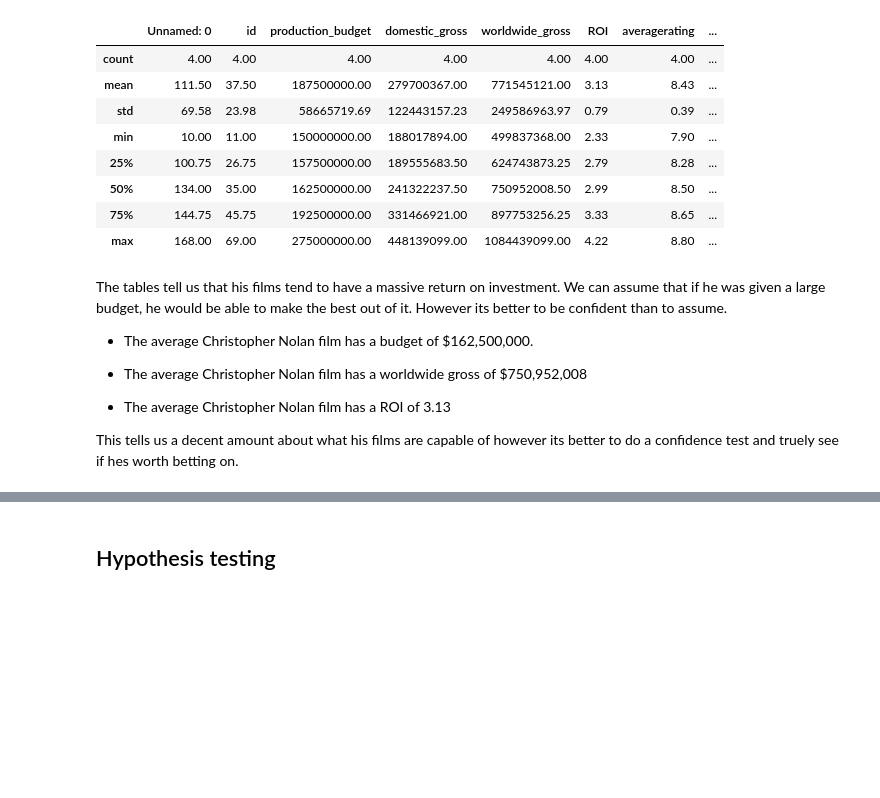
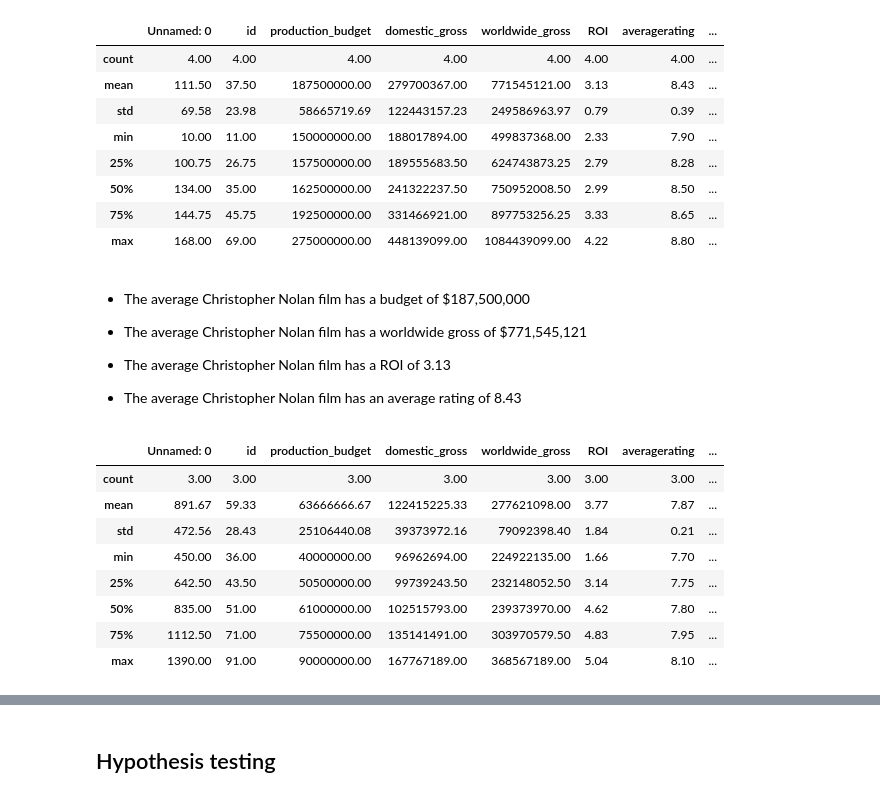
Before and after one commit to Psyluxxx/Movie-Studio-EDA, a Jupyter notebook: Franko/Analysis_of_Movie_Data.ipynb, the cells around one changed output, grey strips where cells are left out. Saved outputs shown, nothing was run; the diff lists cells and outputs as text; code cells hidden in the pictures; blank space fills up the shorter version.

```diff
--- a/Franko/Analysis_of_Movie_Data.ipynb
+++ b/Franko/Analysis_of_Movie_Data.ipynb
@@ -113,0 +133,14 @@ c_nolan_films.head()
+# %%
+# Movies David Fincher has directed
+d_fincher_films = pd.read_sql("""
+    SELECT mb.primary_title AS movie, mb.genres, MAX(mr.averagerating) AS averagerating, MAX(mr.numvotes) AS numvotes
+    FROM movie_basics AS mb
+    JOIN movie_ratings AS mr ON mb.movie_id = mr.movie_id
+    JOIN directors AS d ON mb.movie_id = d.movie_id
+    JOIN persons AS p ON p.person_id = d.Person_id
+    WHERE p.primary_name = "David Fincher"
+    GROUP BY mb.primary_title, mb.genres
+    ORDER BY MAX(mr.numvotes) DESC
+""", conn)
+
+d_fincher_films.head()
@@ -164,13 +232,25 @@ c_nolan_films.describe()
 | 75% | 144.75 | 45.75 | 192500000.00 | 331466921.00 | 897753256.25 | 3.33 | 8.65 | ... |
 | max | 168.00 | 69.00 | 275000000.00 | 448139099.00 | 1084439099.00 | 4.22 | 8.80 | ... |
 # %% [markdown]
-The tables tell us that his films tend to have a massive return on investment. We can assume that if he was given a large budget, he would be able to make the best out of it. However its better to be confident than to assume.
+- The average Christopher Nolan film has a budget of $187,500,000
 
-- The average Christopher Nolan film has a budget of $162,500,000.
-
-
-- The average Christopher Nolan film has a worldwide gross of $750,952,008
+- The average Christopher Nolan film has a worldwide gross of $771,545,121
 
 - The average Christopher Nolan film has a ROI of 3.13
 
-This tells us a decent amount about what his films are capable of however its better to do a confidence test and truely see if hes worth betting on.
+- The average Christopher Nolan film has an average rating of 8.43
+# %%
+# Merging dataframes to check for ROI (David Fincher)
+d_fincher_films = budgets.merge(d_fincher_films)
+pd.set_option('display.float_format', '{:.2f}'.format)
+d_fincher_films.describe()
+# %% [output]
+|  | Unnamed: 0 | id | production_budget | domestic_gross | worldwide_gross | ROI | averagerating | ... |
+| count | 3.00 | 3.00 | 3.00 | 3.00 | 3.00 | 3.00 | 3.00 | ... |
+| mean | 891.67 | 59.33 | 63666666.67 | 122415225.33 | 277621098.00 | 3.77 | 7.87 | ... |
+| std | 472.56 | 28.43 | 25106440.08 | 39373972.16 | 79092398.40 | 1.84 | 0.21 | ... |
+| min | 450.00 | 36.00 | 40000000.00 | 96962694.00 | 224922135.00 | 1.66 | 7.70 | ... |
+| 25% | 642.50 | 43.50 | 50500000.00 | 99739243.50 | 232148052.50 | 3.14 | 7.75 | ... |
+| 50% | 835.00 | 51.00 | 61000000.00 | 102515793.00 | 239373970.00 | 4.62 | 7.80 | ... |
+| 75% | 1112.50 | 71.00 | 75500000.00 | 135141491.00 | 303970579.50 | 4.83 | 7.95 | ... |
+| max | 1390.00 | 91.00 | 90000000.00 | 167767189.00 | 368567189.00 | 5.04 | 8.10 | ... |
```
Also changed, not shown: parts of 32 cells of this notebook.
